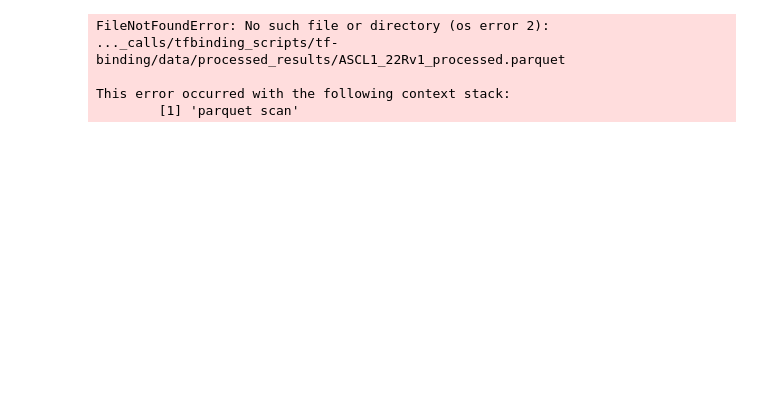
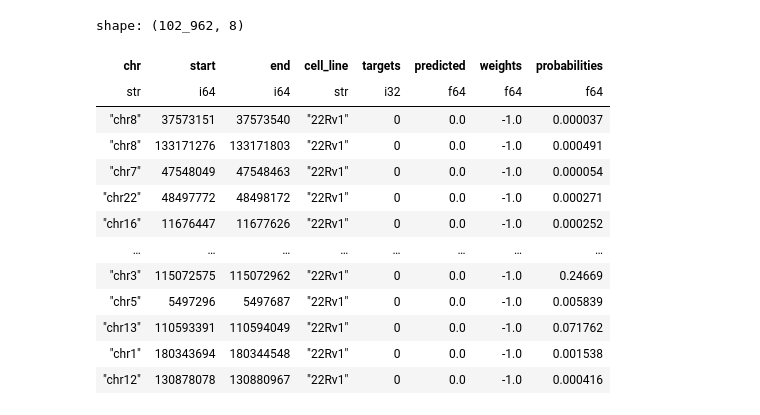
Before and after one commit to wejarrard/tf-binding, a Jupyter notebook: src/inference/analysis/TF_Celllines.ipynb, the cells around one changed output. Cells and saved outputs as stored; diff of their text form; code cells hidden in the pictures; blank space fills up the shorter version.

```diff
--- a/src/inference/analysis/TF_Celllines.ipynb
+++ b/src/inference/analysis/TF_Celllines.ipynb
@@ -15,13 +15,15 @@ class SampleConfig:
 sample_configs = [
     SampleConfig(label="AR", sample="22Rv1", ground_truth_file=f"{PROJECT_PATH}/data/transcription_factors/AR/merged/22RV1_AR_merged.bed"),
     SampleConfig(label="FOXA1", sample="22Rv1", ground_truth_file=f"{PROJECT_PATH}/data/transcription_factors/FOXA1/merged/22RV1_FOXA1_merged.bed"),
-    SampleConfig(label="ASCL1", sample="42D-ENZR", ground_truth_file=f"{PROJECT_PATH}/data/transcription_factors/ASCL1/merged/42D-ENZR_ASCL1_merged.bed"),
-
-
+    SampleConfig(label="CTCF", sample="22Rv1", ground_truth_file=f"{PROJECT_PATH}/data/transcription_factors/CTCF/merged/22RV1_CTCF_merged.bed"),
+    SampleConfig(label="POU5F1", sample="22Rv1", ground_truth_file=f"{PROJECT_PATH}/data/transcription_factors/POU5F1/merged/22RV1_POU5F1_merged.bed"),
+    SampleConfig(label="MYC", sample="22Rv1", ground_truth_file=f"{PROJECT_PATH}/data/transcription_factors/MYC/merged/22RV1_MYC_merged.bed"),
+    SampleConfig(label="MAX", sample="22Rv1", ground_truth_file=f"{PROJECT_PATH}/data/transcription_factors/MAX/merged/22RV1_MAX_merged.bed"),
+    # SampleConfig(label="NR3C1-HELA", sample="HELA", ground_truth_file=f"{PROJECT_PATH}/data/transcription_factors/NR3C1/merged/HELA_NR3C1_merged.bed")
 ]
 # %%
 import tempfile
-from src.utils.generate_training_peaks import run_bedtools_command
+import subprocess
 def intersect_bed_files(main_df: pl.DataFrame, intersect_df: pl.DataFrame, region_type: str = None) -> pl.DataFrame:
     """
     Intersect two BED files using bedtools and return the original DataFrame with overlap flags.
@@ -48,7 +50,7 @@ def intersect_bed_files(main_df: pl.DataFrame, intersect_df: pl.DataFrame, regio
 
         # Run bedtools intersect with -c flag to count overlaps
         command = f"bedtools intersect -a {main_path} -b {intersect_path} -c > {result_path}"
-        run_bedtools_command(command)
+        subprocess.run(command, shell=True, check=True)
 
         # Read results back into Polars DataFrame
         result_df = pl.read_csv(
@@ -71,43 +73,53 @@ def intersect_bed_files(main_df: pl.DataFrame, intersect_df: pl.DataFrame, regio
     return result_df
 # %%
 # Add dfs to list
-HIGH_COUNT_QUANTILE = 0.75
+HIGH_COUNT_QUANTILE = 0.5
 MAX_COUNT_THRESHOLD = 30
 MID_COUNT_THRESHOLD = 10
 
 
 def threshold_peaks(df):
     max_count = df.select(pl.col("count").max()).item()
 
     if max_count <= 2:
         return df
     elif max_count > MAX_COUNT_THRESHOLD:
         threshold = df.select(pl.col("count").quantile(HIGH_COUNT_QUANTILE)).item()
         df = df.filter(pl.col("count") > threshold)
     elif max_count > MID_COUNT_THRESHOLD:
         threshold = df.select(pl.col("count").median()).item()
         df = df.filter(pl.col("count") > threshold)
     return df
 
 dfs = []
 for sample_config in sample_configs:
     parquet_path = PROJECT_PATH + "/data/processed_results/" + sample_config.label + "_" + sample_config.sample + "_processed.parquet"
     # print(parquet_path)
     df = pl.read_parquet(parquet_path, columns=["chr_name", "start", "end", "cell_line", "targets", "predicted", "weights", "probabilities"])
     df = df.rename({"chr_name": "chr"})
     chip_data = pl.read_csv(sample_config.ground_truth_file, separator="\t", has_header=False, new_columns=["chr", "start", "end", "count"])
     chip_data = threshold_peaks(chip_data)
     intersected_df = intersect_bed_files(df[["chr", "start", "end"]], chip_data)
     ground_truth_df = df.join(intersected_df, on=["chr", "start", "end"], how="left")
     ground_truth_df = ground_truth_df.with_columns(pl.when(pl.col("overlaps_ground_truth")).then(1).otherwise(0).alias("targets"))
     ground_truth_df = ground_truth_df.drop("overlaps_ground_truth")
     dfs.append(ground_truth_df)
 
 dfs[0]
 # %% [output]
-FileNotFoundError: No such file or directory (os error 2): ..._calls/tfbinding_scripts/tf-binding/data/processed_results/ASCL1_22Rv1_processed.parquet
-
-This error occurred with the following context stack:
-        [1] 'parquet scan'
+shape: (102_962, 8)
+| chr | start | end | cell_line | targets | predicted | weights | probabilities |
+| str | i64 | i64 | str | i32 | f64 | f64 | f64 |
+| "chr8" | 37573151 | 37573540 | "22Rv1" | 0 | 0.0 | -1.0 | 0.000037 |
+| "chr8" | 133171276 | 133171803 | "22Rv1" | 0 | 0.0 | -1.0 | 0.000491 |
+| "chr7" | 47548049 | 47548463 | "22Rv1" | 0 | 0.0 | -1.0 | 0.000054 |
+| "chr22" | 48497772 | 48498172 | "22Rv1" | 0 | 0.0 | -1.0 | 0.000271 |
+| "chr16" | 11676447 | 11677626 | "22Rv1" | 0 | 0.0 | -1.0 | 0.000252 |
+| … | … | … | … | … | … | … | … |
+| "chr3" | 115072575 | 115072962 | "22Rv1" | 0 | 0.0 | -1.0 | 0.24669 |
+| "chr5" | 5497296 | 5497687 | "22Rv1" | 0 | 0.0 | -1.0 | 0.005839 |
+| "chr13" | 110593391 | 110594049 | "22Rv1" | 0 | 0.0 | -1.0 | 0.071762 |
+| "chr1" | 180343694 | 180344548 | "22Rv1" | 0 | 0.0 | -1.0 | 0.001538 |
+| "chr12" | 130878078 | 130880967 | "22Rv1" | 0 | 0.0 | -1.0 | 0.000416 |
 # %%
 import numpy as np
```
Also changed, not shown: parts of 6 cells of this notebook, 21 other files.
